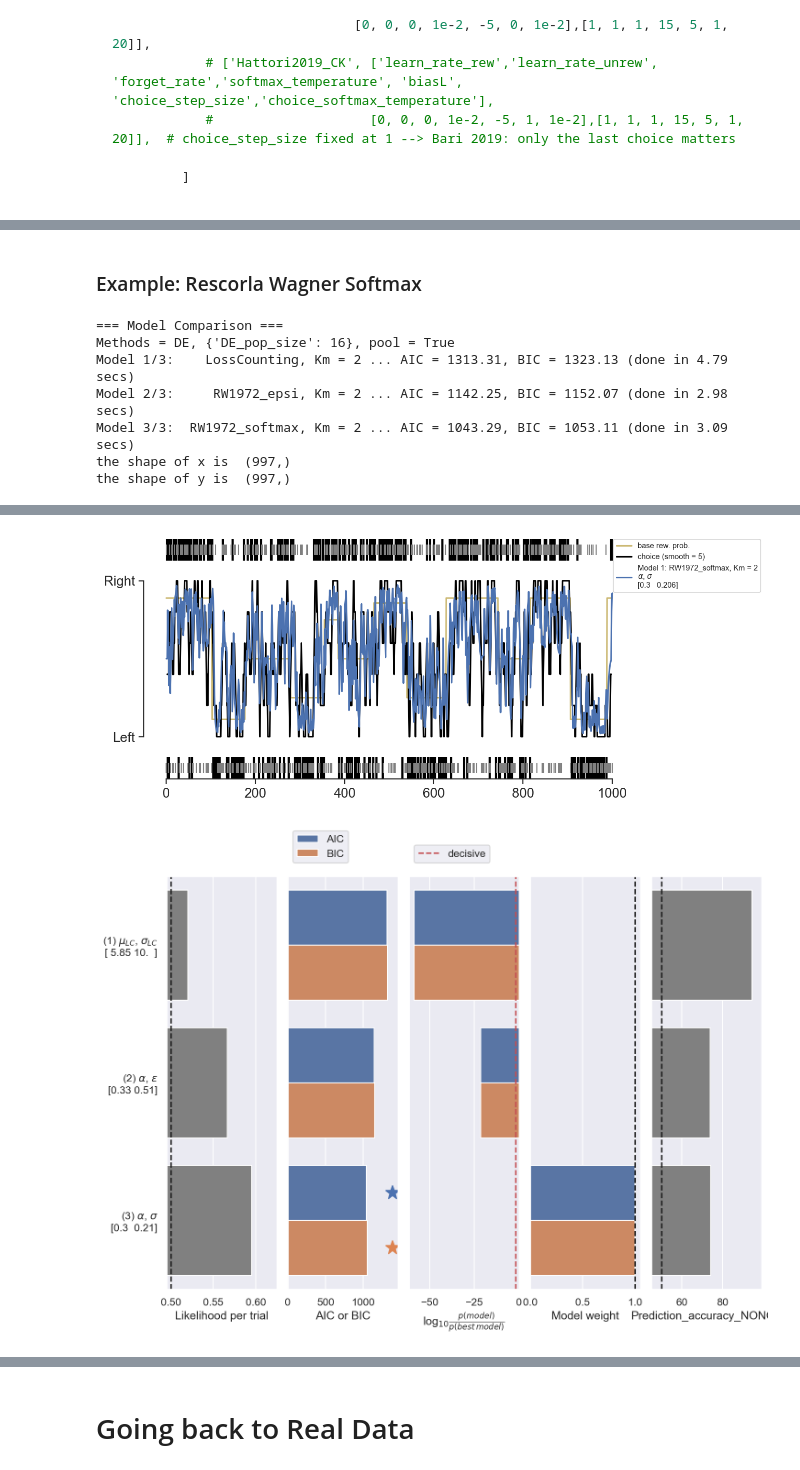
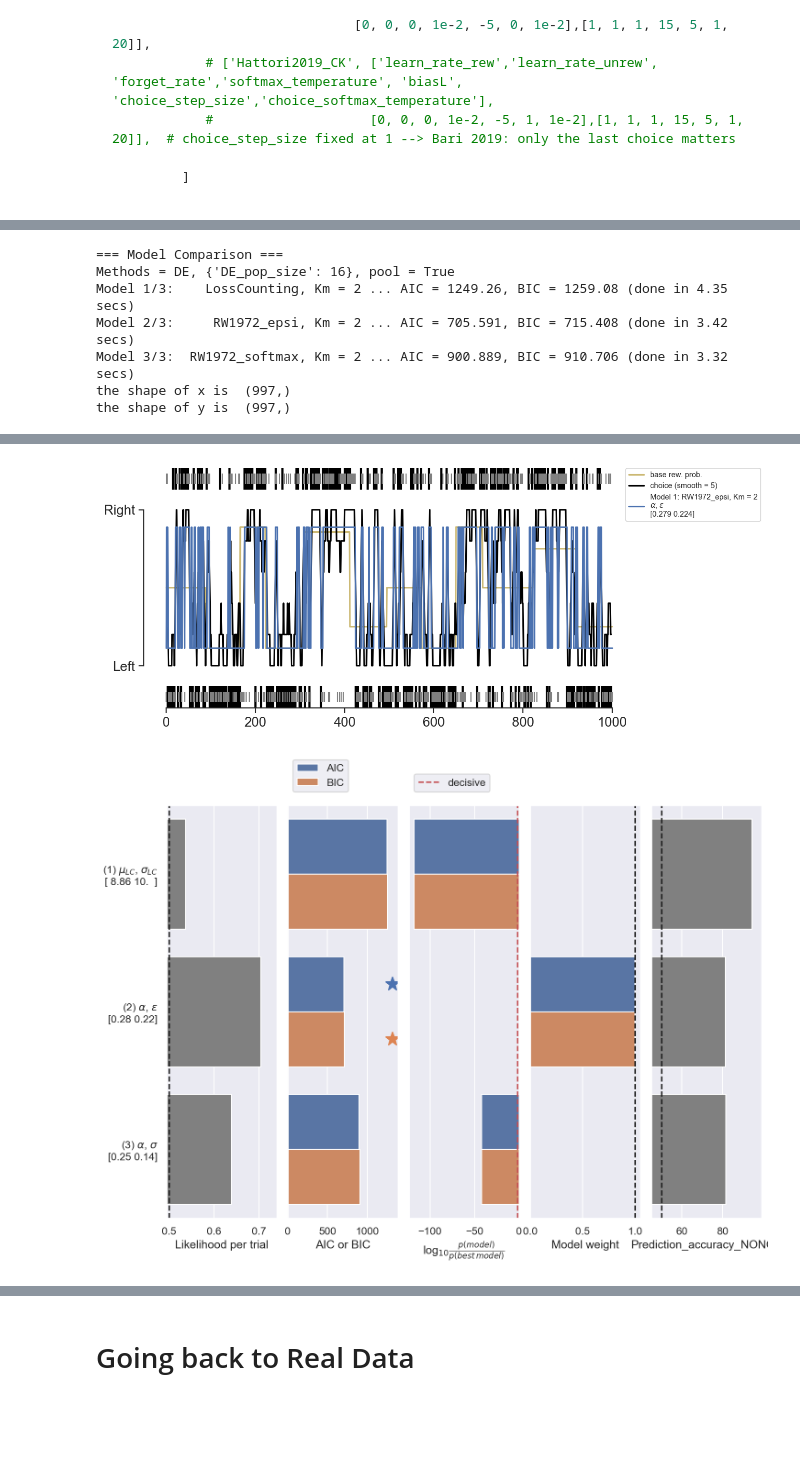
Before and after one commit to AllenSWDB/SWDB_2025_Dynamical_Systems, a Jupyter notebook: code/Workshop-2-Model-Fitting.ipynb, the cells around one changed output, grey strips where cells are left out. Cells and saved outputs as stored; diff of their text form; code cells hidden in the pictures; folded sections open; blank space fills up the shorter version.

```diff
--- a/code/Workshop-2-Model-Fitting.ipynb
+++ b/code/Workshop-2-Model-Fitting.ipynb
@@ -1127,17 +1109,15 @@ model_comparison.plot()
-# %% [markdown]
-### Example: Rescorla Wagner Softmax
 # %%
-choice_history, reward_history, p_reward = generate_fake_data('RW1972_softmax', ['learn_rate','softmax_temperature'], [0.3,0.2])
+choice_history, reward_history, p_reward = generate_fake_data('RW1972_epsi', ['learn_rate','epsilon'], [0.3, 0.2])
 model_comparison = BanditModelComparison(choice_history, reward_history, p_reward, models = [1,2,5])
-model_comparison.fit(pool = pool, plot_predictive=[1]) # Plot predictive traces for the 1st, 2nd, and 3rd models
+model_comparison.fit(pool = mp.Pool(processes=n_worker), plot_predictive=[1]) # Plot predictive traces for the 1st, 2nd, and 3rd models
 model_comparison.show()
 model_comparison.plot()
 # %% [output]
 === Model Comparison ===
 Methods = DE, {'DE_pop_size': 16}, pool = True
-Model 1/3:    LossCounting, Km = 2 ... AIC = 1313.31, BIC = 1323.13 (done in 4.79 secs)
-Model 2/3:     RW1972_epsi, Km = 2 ... AIC = 1142.25, BIC = 1152.07 (done in 2.98 secs)
-Model 3/3:  RW1972_softmax, Km = 2 ... AIC = 1043.29, BIC = 1053.11 (done in 3.09 secs)
+Model 1/3:    LossCounting, Km = 2 ... AIC = 1249.26, BIC = 1259.08 (done in 4.35 secs)
+Model 2/3:     RW1972_epsi, Km = 2 ... AIC = 705.591, BIC = 715.408 (done in 3.42 secs)
+Model 3/3:  RW1972_softmax, Km = 2 ... AIC = 900.889, BIC = 910.706 (done in 3.32 secs)
 the shape of x is  (997,)
 the shape of y is  (997,)
 |  | model | Km | AIC | log10_BF_AIC | model_weight_AIC | BIC | log10_BF_BIC | model_weight_BIC | ... |
@@ -1147,2 +1127,2 @@ the shape of y is  (997,)
-[figure, old version]
+[figure, new version]
-[figure, old version]
+[figure, new version]
```
Also changed, not shown: parts of 53 cells of this notebook, 1 other file.
